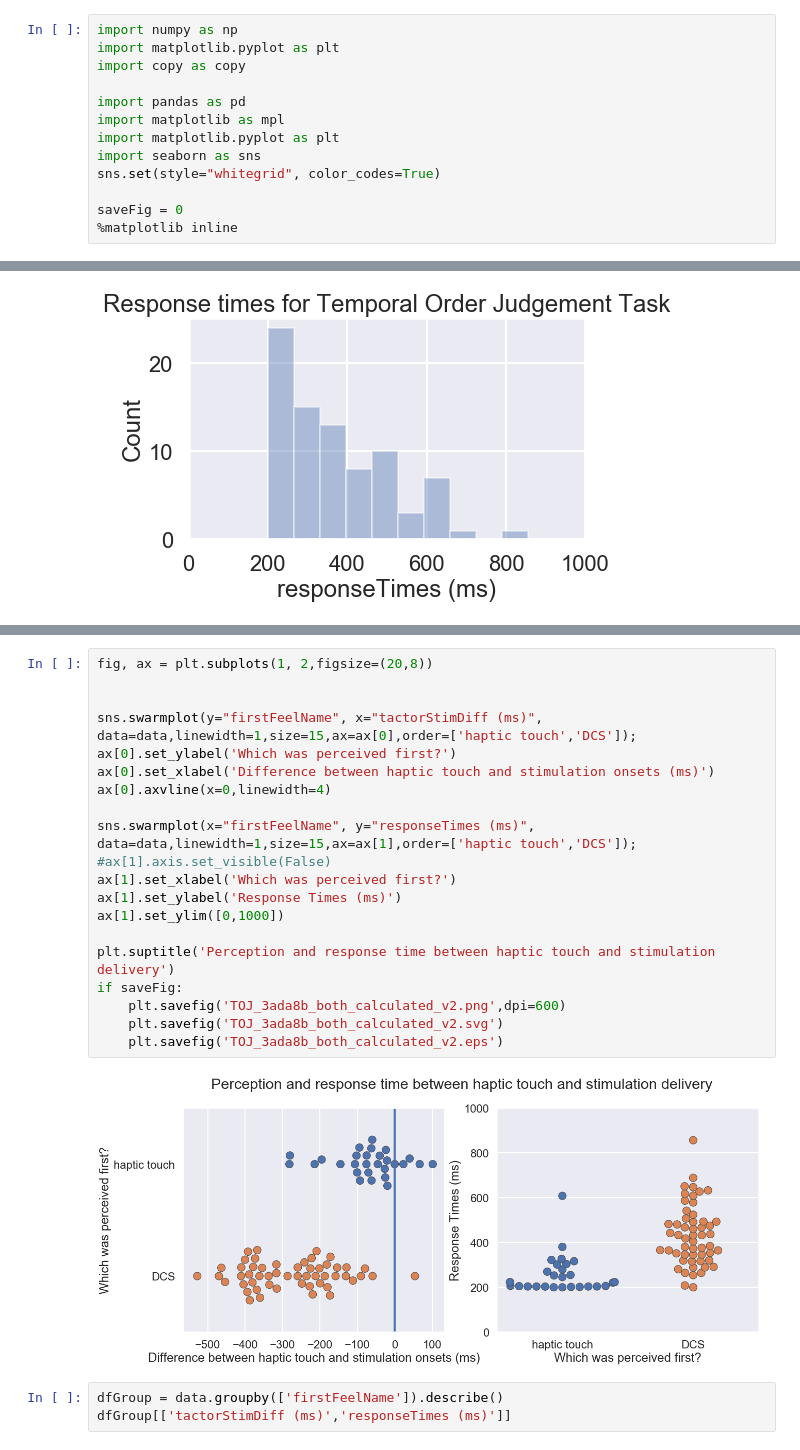
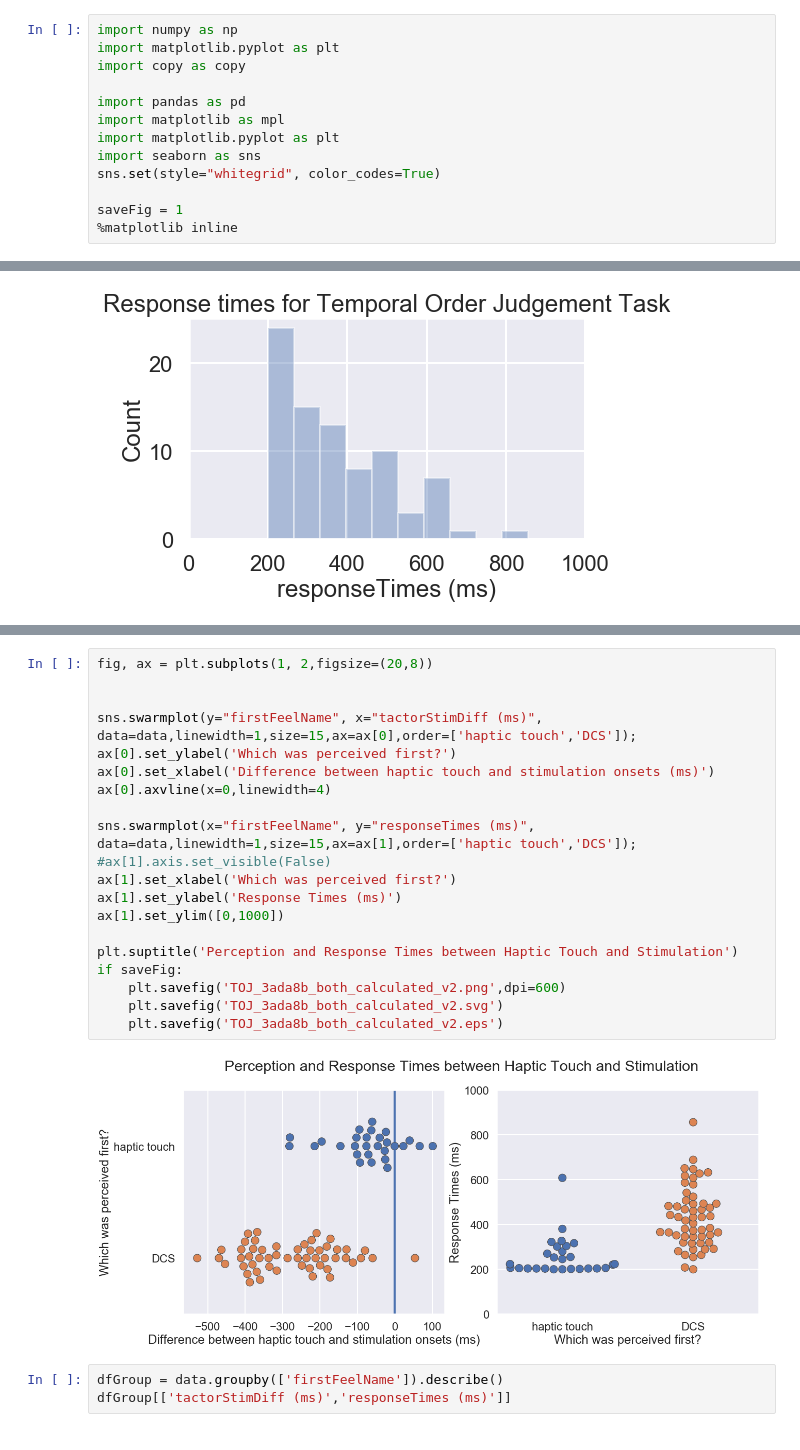
Before and after one commit to davidjuliancaldwell/StimulationResponseTimingPython, a Jupyter notebook: 3ada8b_tempOrderJudge.ipynb, the cells around one changed output, grey strips where cells are left out. Cells and saved outputs as stored; diff of their text form.

```diff
--- a/3ada8b_tempOrderJudge.ipynb
+++ b/3ada8b_tempOrderJudge.ipynb
@@ -9,7 +9,7 @@ import matplotlib.pyplot as plt
 import seaborn as sns
 sns.set(style="whitegrid", color_codes=True)
 
-saveFig = 0
+saveFig = 1
 %matplotlib inline
 # %%
 #####################
@@ -102,25 +102,25 @@ if saveFig:
 # %%
 fig, ax = plt.subplots(1, 2,figsize=(20,8))
 
 
 sns.swarmplot(y="firstFeelName", x="tactorStimDiff (ms)", data=data,linewidth=1,size=15,ax=ax[0],order=['haptic touch','DCS']);
 ax[0].set_ylabel('Which was perceived first?')
 ax[0].set_xlabel('Difference between haptic touch and stimulation onsets (ms)')
 ax[0].axvline(x=0,linewidth=4)
 
 sns.swarmplot(x="firstFeelName", y="responseTimes (ms)", data=data,linewidth=1,size=15,ax=ax[1],order=['haptic touch','DCS']);
 #ax[1].axis.set_visible(False)
 ax[1].set_xlabel('Which was perceived first?')
 ax[1].set_ylabel('Response Times (ms)')
 ax[1].set_ylim([0,1000])
 
-plt.suptitle('Perception and response time between haptic touch and stimulation delivery')
+plt.suptitle('Perception and Response Times between Haptic Touch and Stimulation')
 if saveFig:
     plt.savefig('TOJ_3ada8b_both_calculated_v2.png',dpi=600)
     plt.savefig('TOJ_3ada8b_both_calculated_v2.svg')
     plt.savefig('TOJ_3ada8b_both_calculated_v2.eps')
 # %% [output]
-[figure, old version]
+[figure, new version]
 # %%
 dfGroup = data.groupby(['firstFeelName']).describe()
 dfGroup[['tactorStimDiff (ms)','responseTimes (ms)']]
```
Also changed, not shown: parts of 2 cells of this notebook, 2 other files.
